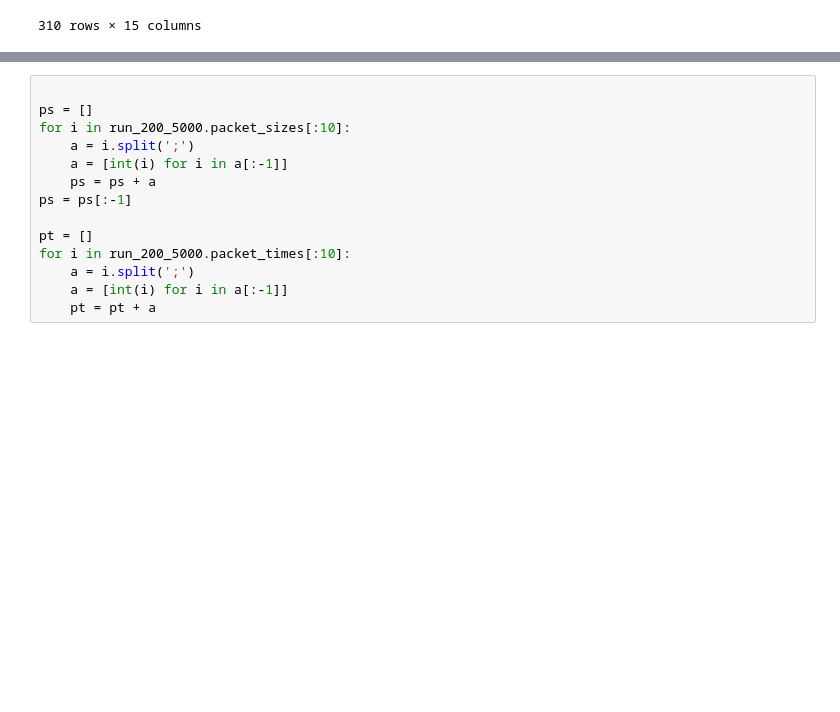
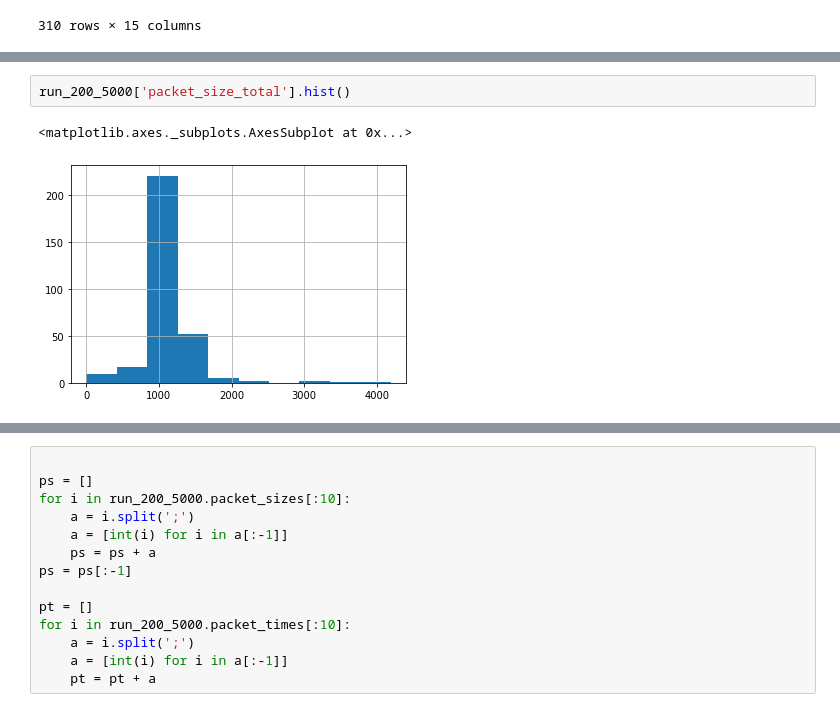
Before and after one commit to tatummaston/dsc180a-checkpoint1, a Jupyter notebook: eda.ipynb, the cells around one changed output, grey strips where cells are left out. Saved outputs shown, nothing was run; the diff lists cells and outputs as text; blank space fills up the shorter version.

```diff
--- a/eda.ipynb
+++ b/eda.ipynb
@@ -231,0 +259,5 @@ run_200_5000
+# %%
+run_200_5000['packet_size_total'].hist()
+# %% [output]
+<matplotlib.axes._subplots.AxesSubplot at 0x...>
+[figure, added]
```
Also changed, not shown: parts of 9 cells of this notebook.
